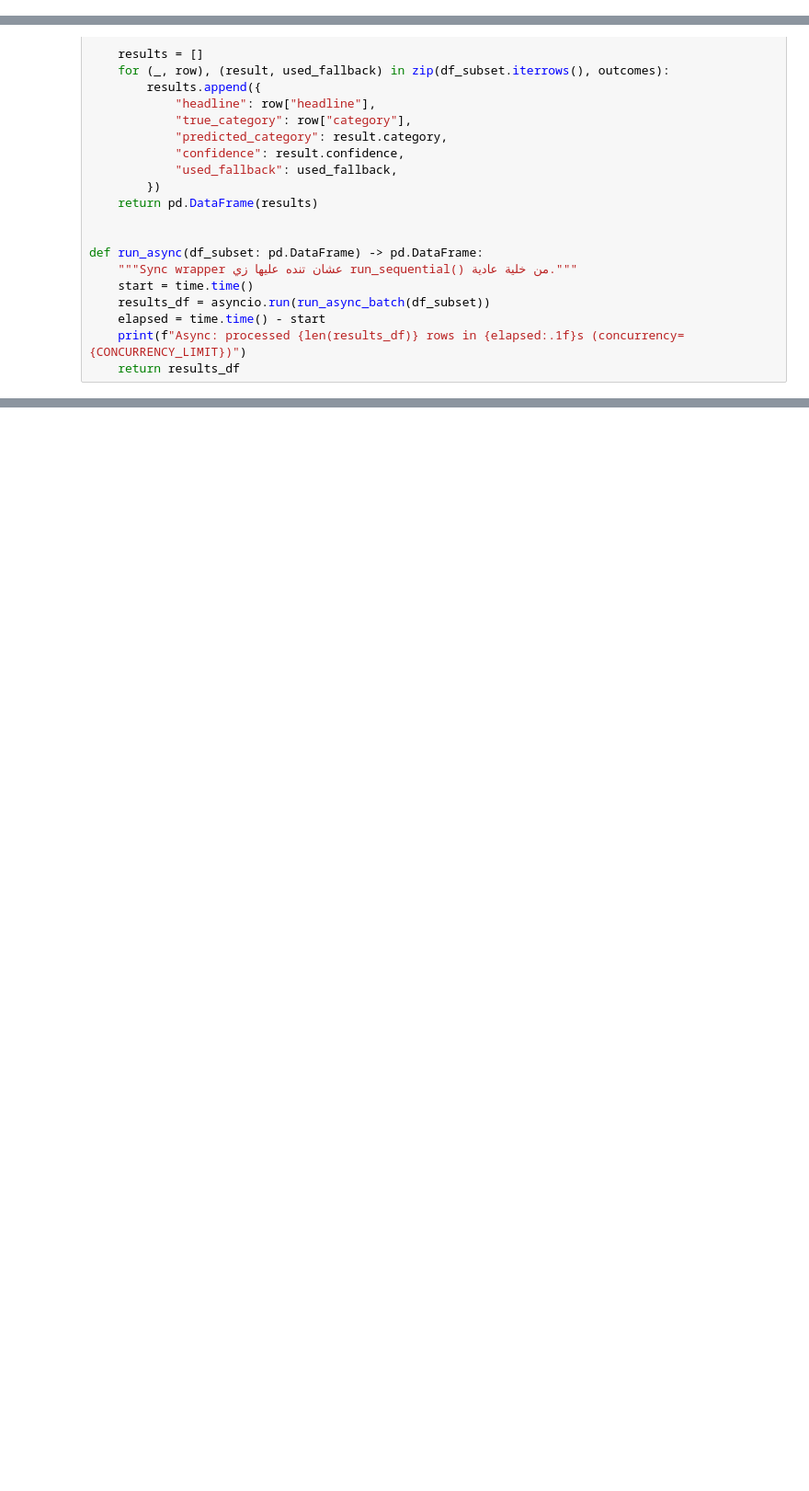
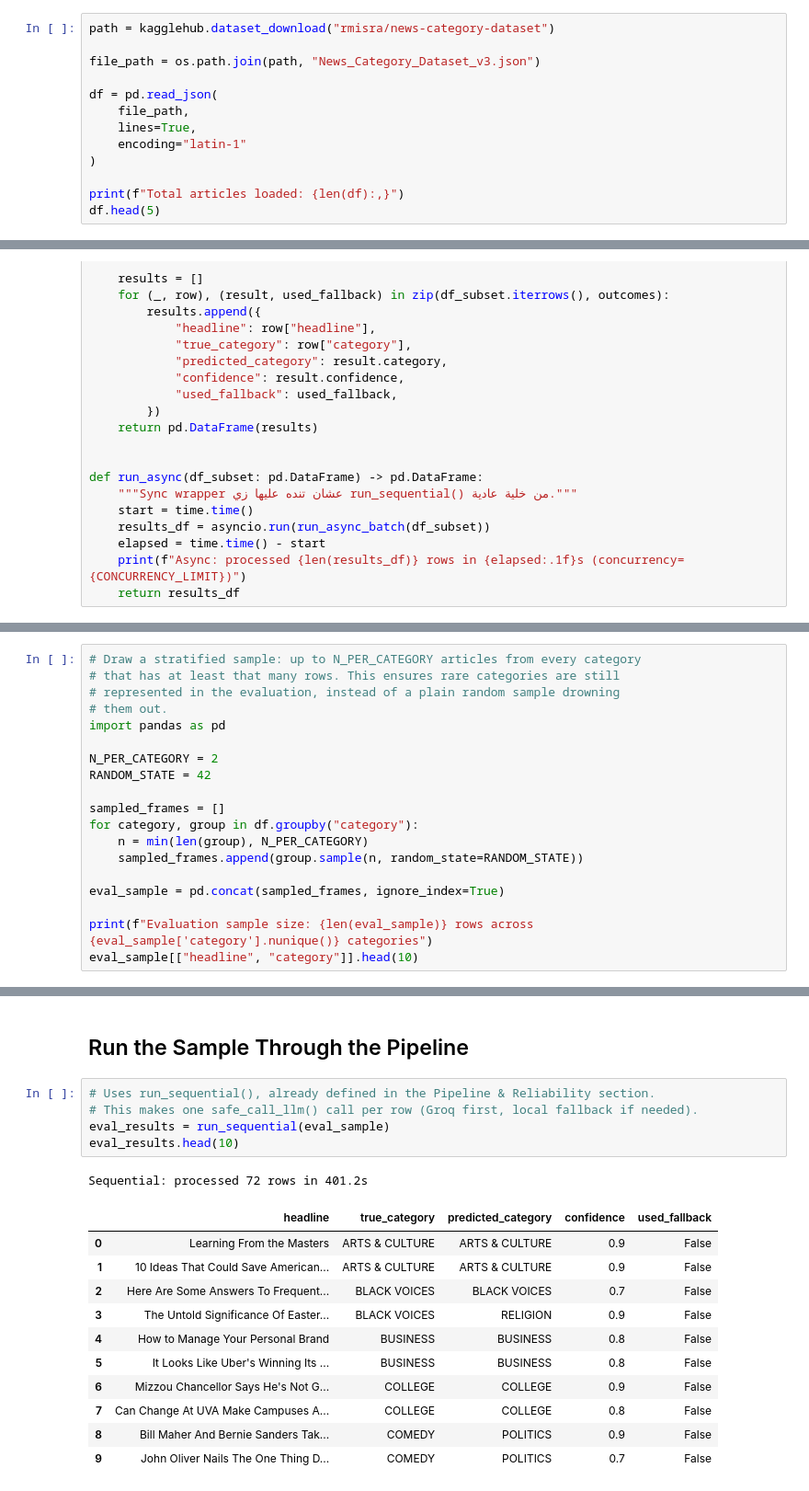
Before and after one commit to DEPI-AIS7-S1-GROUP1/news-intelligence-pipeline, a Jupyter notebook: News_Intelligence.ipynb, the cells around one changed output, grey strips where cells are left out. Shown at 92% size. Drawn from its saved outputs; the diff is of its cells as text; blank space fills up the shorter version.

```diff
--- a/News_Intelligence.ipynb
+++ b/News_Intelligence.ipynb
@@ -66,0 +42,13 @@ Total articles loaded: 209,527
+# %%
+path = kagglehub.dataset_download("rmisra/news-category-dataset")
+
+file_path = os.path.join(path, "News_Category_Dataset_v3.json")
+
+df = pd.read_json(
+    file_path,
+    lines=True,
+    encoding="latin-1"
+)
+
+print(f"Total articles loaded: {len(df):,}")
+df.head(5)
@@ -658,0 +657,19 @@ def run_async(df_subset: pd.DataFrame) -> pd.DataFrame:
+# %%
+# Draw a stratified sample: up to N_PER_CATEGORY articles from every category
+# that has at least that many rows. This ensures rare categories are still
+# represented in the evaluation, instead of a plain random sample drowning
+# them out.
+import pandas as pd
+
+N_PER_CATEGORY = 2
+RANDOM_STATE = 42
+
+sampled_frames = []
+for category, group in df.groupby("category"):
+    n = min(len(group), N_PER_CATEGORY)
+    sampled_frames.append(group.sample(n, random_state=RANDOM_STATE))
+
+eval_sample = pd.concat(sampled_frames, ignore_index=True)
+
+print(f"Evaluation sample size: {len(eval_sample)} rows across {eval_sample['category'].nunique()} categories")
+eval_sample[["headline", "category"]].head(10)
@@ -658,0 +689,20 @@ def run_async(df_subset: pd.DataFrame) -> pd.DataFrame:
+# %% [markdown]
+## Run the Sample Through the Pipeline
+# %%
+# Uses run_sequential(), already defined in the Pipeline & Reliability section.
+# This makes one safe_call_llm() call per row (Groq first, local fallback if needed).
+eval_results = run_sequential(eval_sample)
+eval_results.head(10)
+# %% [output]
+Sequential: processed 72 rows in 401.2s
+|  | headline | true_category | predicted_category | confidence | used_fallback |
+| 0 | Learning From the Masters | ARTS & CULTURE | ARTS & CULTURE | 0.9 | False |
+| 1 | 10 Ideas That Could Save American... | ARTS & CULTURE | ARTS & CULTURE | 0.9 | False |
+| 2 | Here Are Some Answers To Frequent... | BLACK VOICES | BLACK VOICES | 0.7 | False |
+| 3 | The Untold Significance Of Easter... | BLACK VOICES | RELIGION | 0.9 | False |
+| 4 | How to Manage Your Personal Brand | BUSINESS | BUSINESS | 0.8 | False |
+| 5 | It Looks Like Uber's Winning Its ... | BUSINESS | BUSINESS | 0.8 | False |
+| 6 | Mizzou Chancellor Says He's Not G... | COLLEGE | COLLEGE | 0.9 | False |
+| 7 | Can Change At UVA Make Campuses A... | COLLEGE | COLLEGE | 0.8 | False |
+| 8 | Bill Maher And Bernie Sanders Tak... | COMEDY | POLITICS | 0.9 | False |
+| 9 | John Oliver Nails The One Thing D... | COMEDY | POLITICS | 0.7 | False |
```
Also changed, not shown: parts of 14 cells of this notebook.
